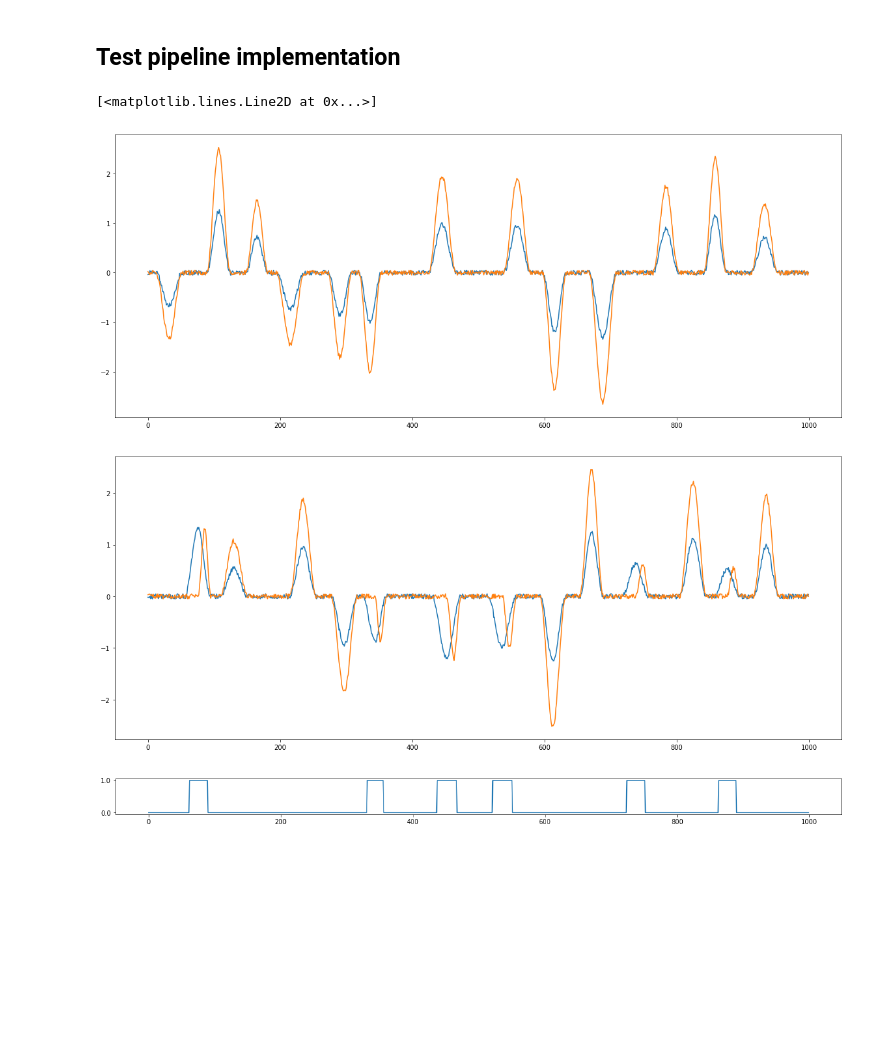
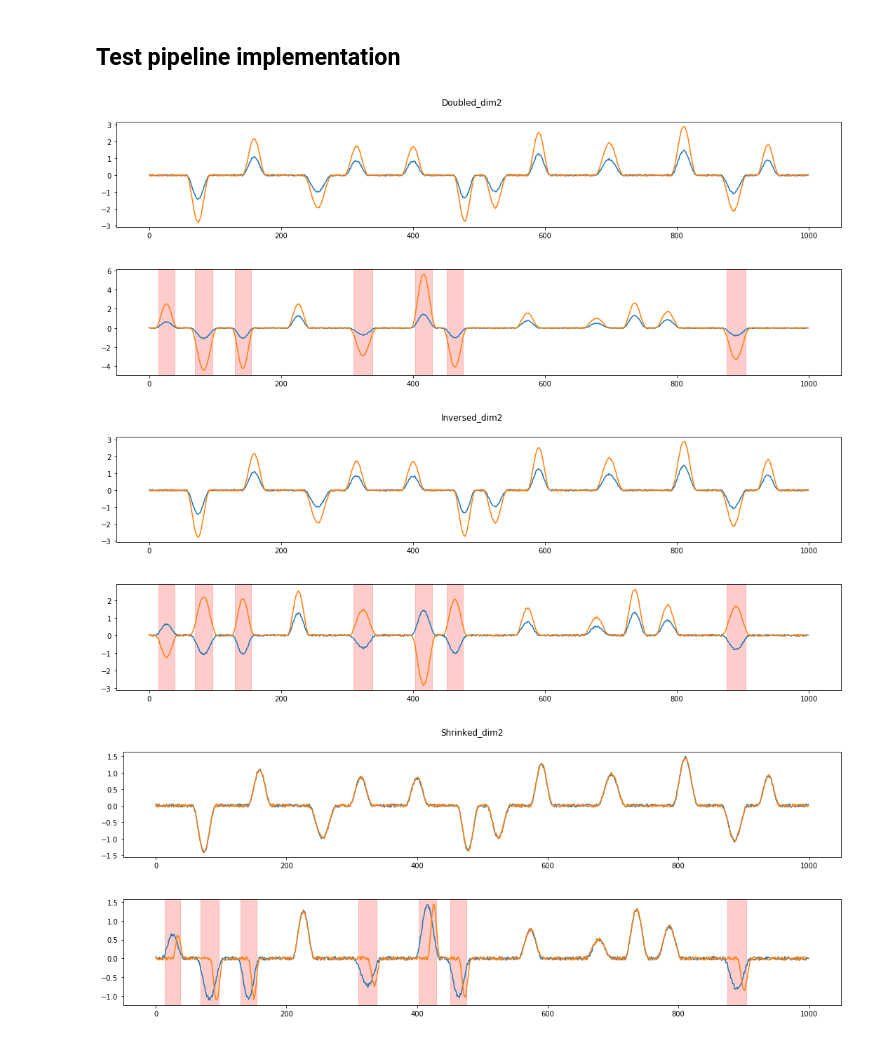
Before and after one commit to KDD-OpenSource/DeepADoTS, a Jupyter notebook: notebooks/3.0-tk-data-generation.ipynb, the cells around one changed output. Cells and saved outputs as stored; diff of their text form; code cells hidden in the pictures; blank space fills up the shorter version.

Commit message:
Plots figures in notebook, update code

```diff
--- a/notebooks/3.0-tk-data-generation.ipynb
+++ b/notebooks/3.0-tk-data-generation.ipynb
@@ -20,24 +20,36 @@ TODO:
 - Invers
 # %% [markdown]
 ## Test pipeline implementation
-# %%
-# dim2=doubled_dim2, inversed_dim2, shrinked_dim2
-# TODO: delayed_dim2, xor_dim2
-# Multiple dimensions
-dataset = SyntheticMultivariateDataset(length=1000, dim2=doubled_dim2)
-X_train, y_train, X_test, y_test = dataset.data()
-
-plt.figure(figsize=(20, 8))
-plt.plot(X_train)
-
-plt.figure(figsize=(20, 8))
-plt.plot(X_test)
-
-plt.figure(figsize=(20, 1))
-plt.yticks((0, 1), ("0.0", "1.0"))
-plt.plot(y_test)
-# %% [output]
-[<matplotlib.lines.Line2D at 0x...>]
-[figure, removed]
-[figure, removed]
-[figure, removed]
+# %%
+def plot_dataset(X_train, X_test, y_test, title):
+    fig, axes = plt.subplots(2, 1, figsize=(15, 6))
+    axes[0].plot(X_train)
+    axes[1].plot(X_test)
+
+    starts = np.arange(0, len(y_test))[(y_test == 1) & (y_test.shift(1) == 0)]
+    ends = np.arange(0, len(y_test))[(y_test == 1) & (y_test.shift(-1) == 0)]
+    for start_idx, end_idx in zip(starts, ends):
+        axes[1].axvspan(start_idx, end_idx, alpha=0.2, color='red')
+
+    fig.suptitle(title)
+    fig.tight_layout()
+
+    # Avoid overlapping title and axis labels
+    fig.subplots_adjust(top=0.9, hspace=0.4)
+    fig.savefig(f'Multivariate-Dataset-{title}.pdf')
+
+def generate_and_plot_dataset(dim2, title):
+    dataset = SyntheticMultivariateDataset(length=1000, dim2=dim2)
+    X_train, y_train, X_test, y_test = dataset.data()
+    plot_dataset(X_train, X_test, y_test, title)
+
+# dim2=doubled_dim2, inversed_dim2, shrinked_dim2, delayed_dim2, xor_dim2
+generate_and_plot_dataset(doubled_dim2, 'Doubled_dim2')
+generate_and_plot_dataset(inversed_dim2, 'Inversed_dim2')
+generate_and_plot_dataset(shrinked_dim2, 'Shrinked_dim2')
+generate_and_plot_dataset(delayed_dim2, 'Delayed_dim2')
+generate_and_plot_dataset(xor_dim2, 'XOR_dim2')
+# %% [output]
+[figure, added]
+[figure, added]
+[figure, added]
```
Also changed, not shown: parts of 1 cell of this notebook, 2 other files.
